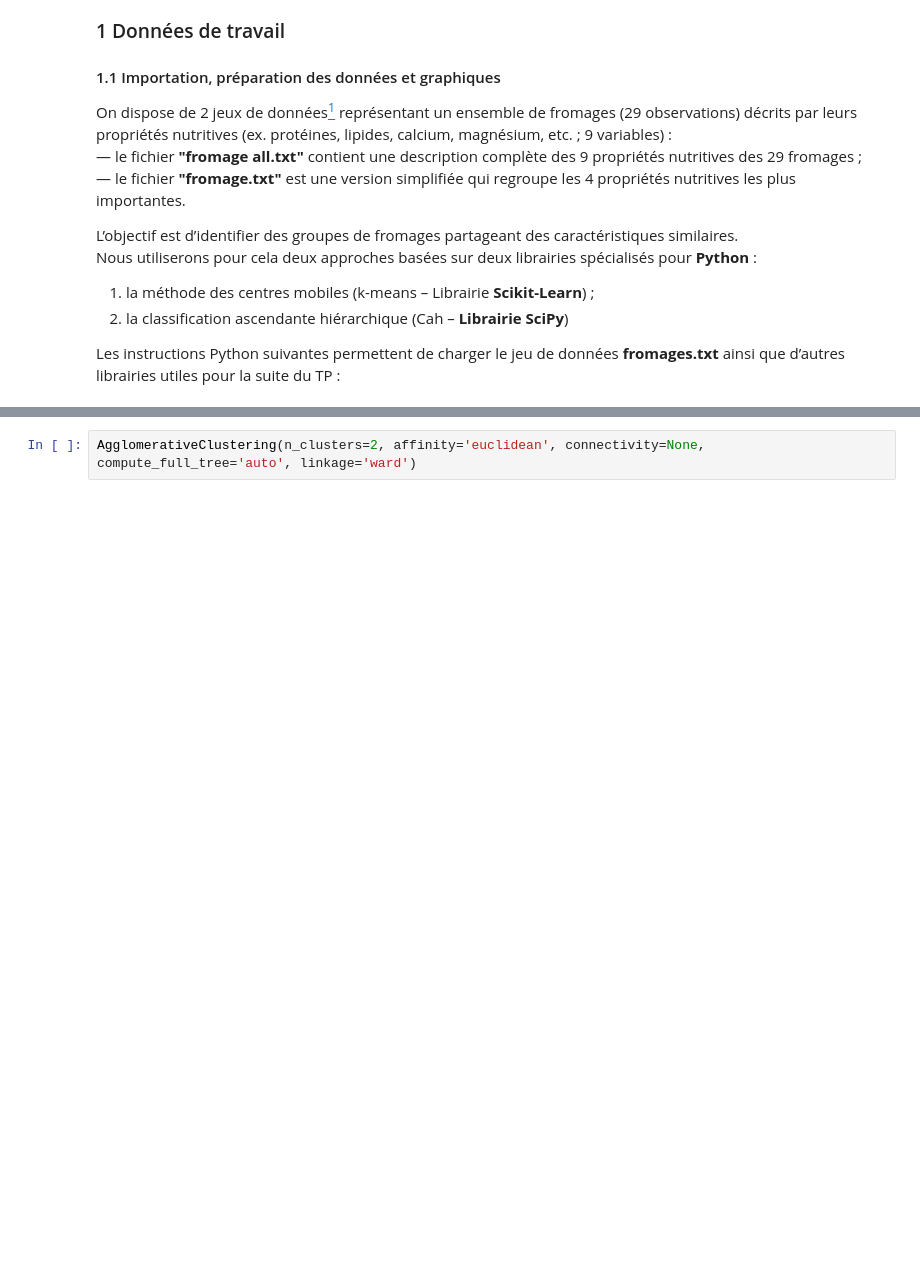
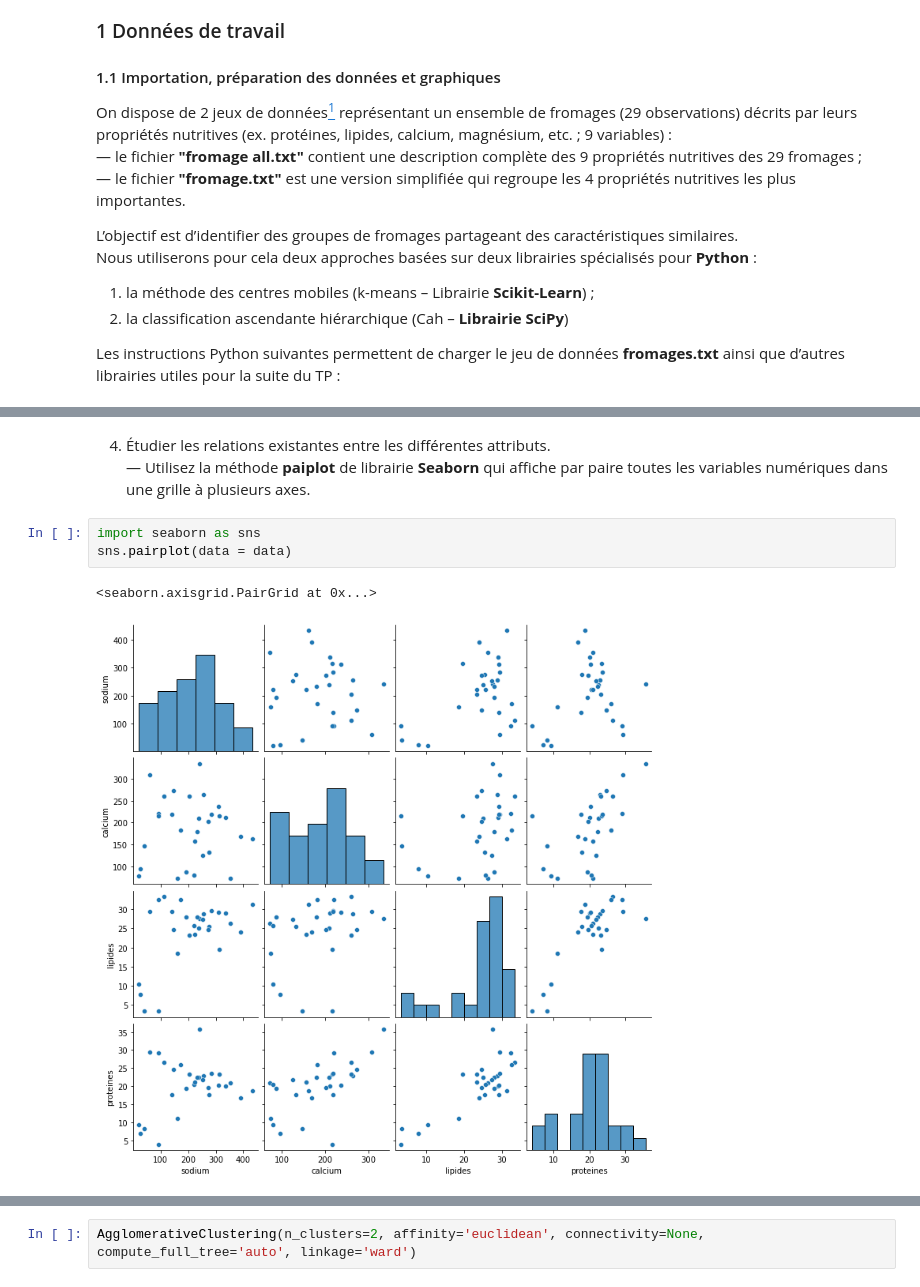
Before and after one commit to Xabibax/fouille_de_donnees_td_tp, a Jupyter notebook: tp3.ipynb, the cells around one changed output, grey strips where cells are left out. Drawn from its saved outputs; the diff is of its cells as text; blank space fills up the shorter version.

```diff
--- a/tp3.ipynb
+++ b/tp3.ipynb
@@ -38,0 +98,9 @@ data = pd.read_table('fromage.txt',decimal = '.')
+# %% [markdown]
+4. Étudier les relations existantes entre les différentes attributs.  <br/>
+— Utilisez la méthode **paiplot** de librairie **Seaborn** qui affiche par paire toutes les variables numériques dans une grille à plusieurs axes.  <br/>
+# %%
+import seaborn as sns
+sns.pairplot(data = data)
+# %% [output]
+<seaborn.axisgrid.PairGrid at 0x...>
+[figure, added]
```
Also changed, not shown: parts of 49 cells of this notebook, 2 other files.
